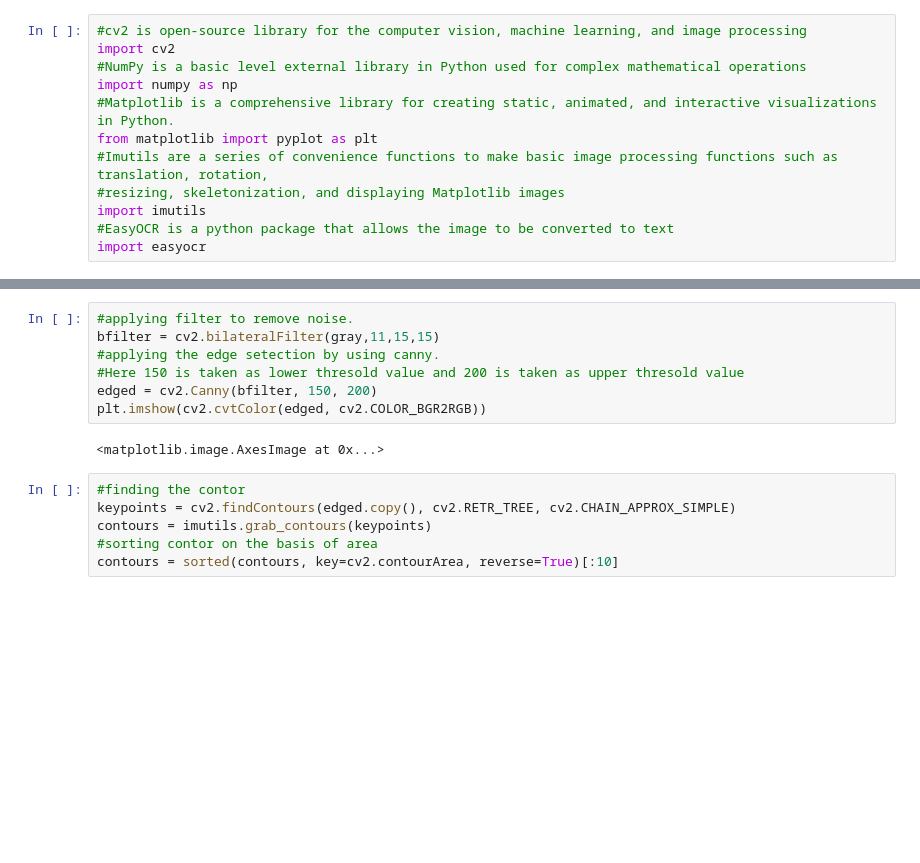
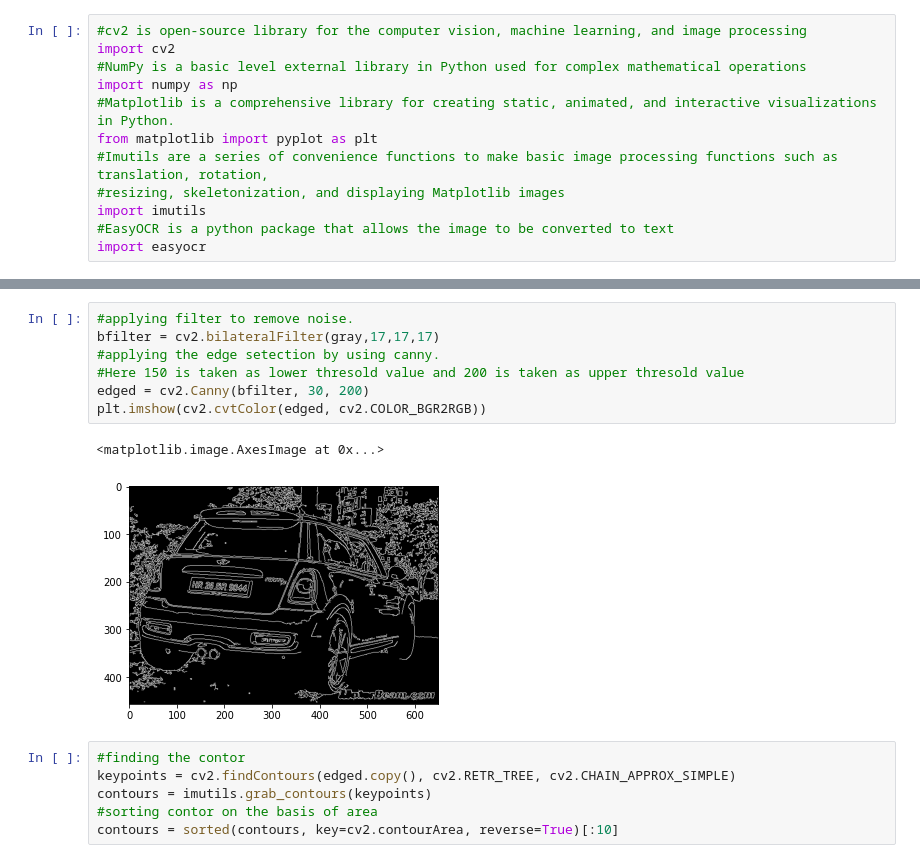
Before and after one commit to SaumyaBhandari/licensePlateRecognitionSystem, a Jupyter notebook: Development/Untitled.ipynb, the cells around one changed output, grey strips where cells are left out. Saved outputs shown, nothing was run; the diff lists cells and outputs as text; blank space fills up the shorter version.

```diff
--- a/Development/Untitled.ipynb
+++ b/Development/Untitled.ipynb
@@ -21,12 +22,13 @@ plt.imshow(cv2.cvtColor(gray, cv2.COLOR_BGR2RGB))
 # %%
 #applying filter to remove noise.
-bfilter = cv2.bilateralFilter(gray,11,15,15)
+bfilter = cv2.bilateralFilter(gray,17,17,17)
 #applying the edge setection by using canny.
 #Here 150 is taken as lower thresold value and 200 is taken as upper thresold value
-edged = cv2.Canny(bfilter, 150, 200)
+edged = cv2.Canny(bfilter, 30, 200)
 plt.imshow(cv2.cvtColor(edged, cv2.COLOR_BGR2RGB))
 # %% [output]
 <matplotlib.image.AxesImage at 0x...>
+[figure, added]
 # %%
 #finding the contor
 keypoints = cv2.findContours(edged.copy(), cv2.RETR_TREE, cv2.CHAIN_APPROX_SIMPLE)
```
Also changed, not shown: parts of 6 cells of this notebook, 6 other files.
